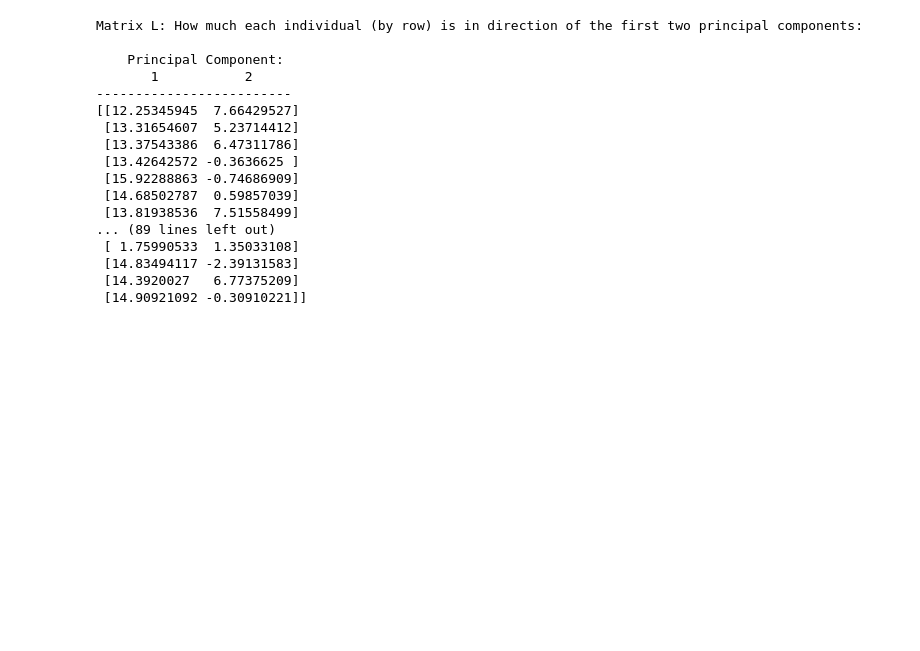
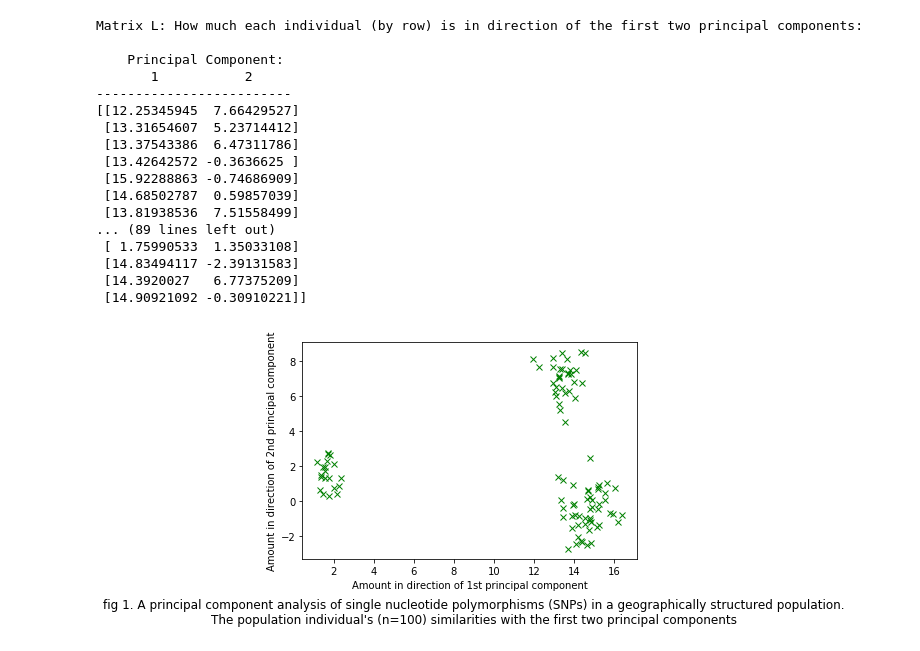
Before and after one commit to JahshiE/ComputationalDecompression, a Jupyter notebook: jesp268+369+A1.ipynb, the cells around one changed output. Saved outputs shown, nothing was run; the diff lists cells and outputs as text; code cells hidden in the pictures; blank space fills up the shorter version.

Commit message:
Plotted L, identified sub-populations, found largest sub-population, listed individuals of that large sub-population

```diff
--- a/jesp268+369+A1.ipynb
+++ b/jesp268+369+A1.ipynb
@@ -570,3 +572,34 @@ Matrix L: How much each individual (by row) is in direction of the first two pri
  [14.83494117 -2.39131583]
  [14.3920027   6.77375209]
  [14.90921092 -0.30910221]]
+# %%
+import matplotlib.pyplot as plt
+
+def plotPopulation(boundaries = False, **kwargs):
+    plt.plot(kwargs['x'], kwargs['y'], kwargs['pointType'])
+    plt.xlabel(kwargs['xlabel'])
+    plt.ylabel(kwargs['ylabel'])
+    plt.text(9,-7, kwargs['description'], size=12, ha="center")
+    if boundaries == True:
+        plt.axhline(3.5, ls='--', c='r' )
+        plt.axvline(8, ls='--', c='r' )
+        plt.text(4,0, 'A', size=20, color='b', ha="center")
+        plt.text(11,0, 'B', size=20, color='b', ha="center")
+        plt.text(11,6, 'C', size=20, color='b', ha="center")
+    plt.show()
+
+xlabelString = 'Amount in direction of 1st principal component'
+ylabelString = 'Amount in direction of 2nd principal component'
+
+fig1description = "fig 1. A principal component analysis of single nucleotide polymorphisms (SNPs) \
+in a geographically structured population.\nThe population individual's (n=100) similarities \
+with the first two principal components"
+plotPopulation(x = L[:,0],
+               y = L[:,1],
+               description=fig1description,
+               xlabel=xlabelString,
+               ylabel=ylabelString,
+               pointType='gx'
+              )
+# %% [output]
+[figure, added]
```
Also changed, not shown: parts of 4 cells of this notebook.
